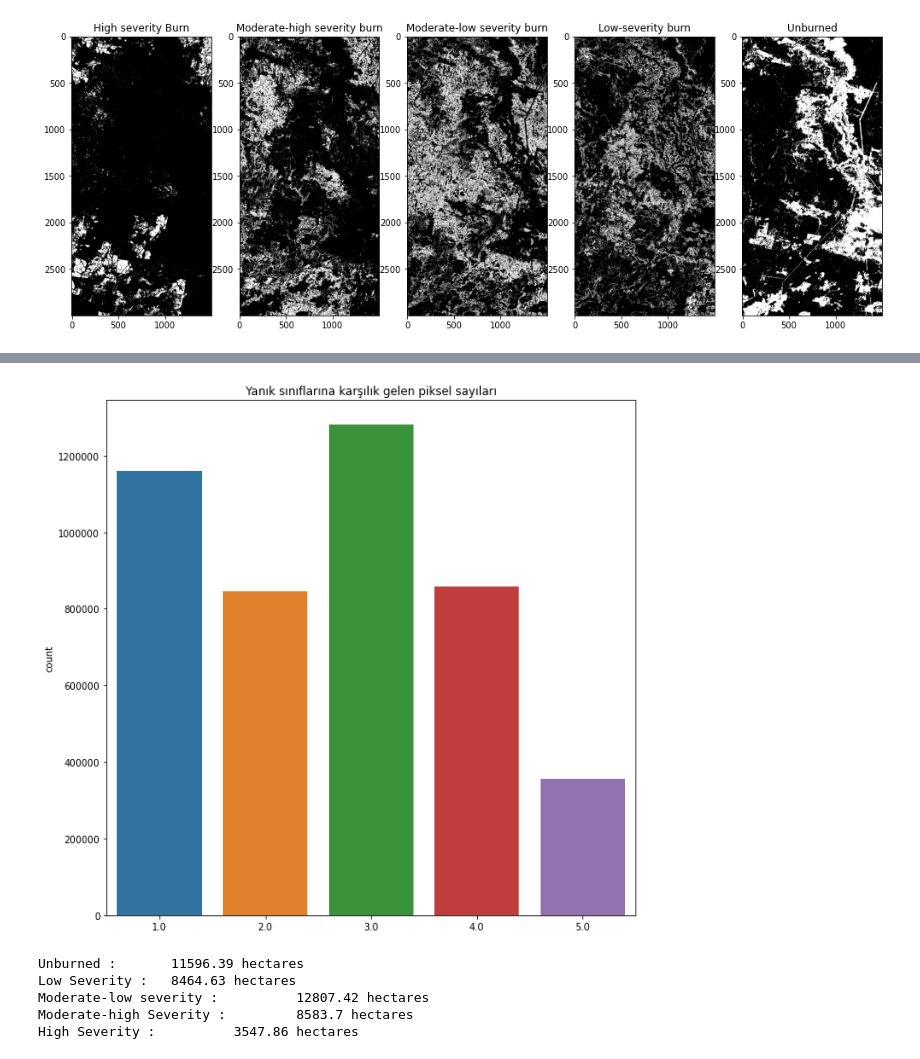
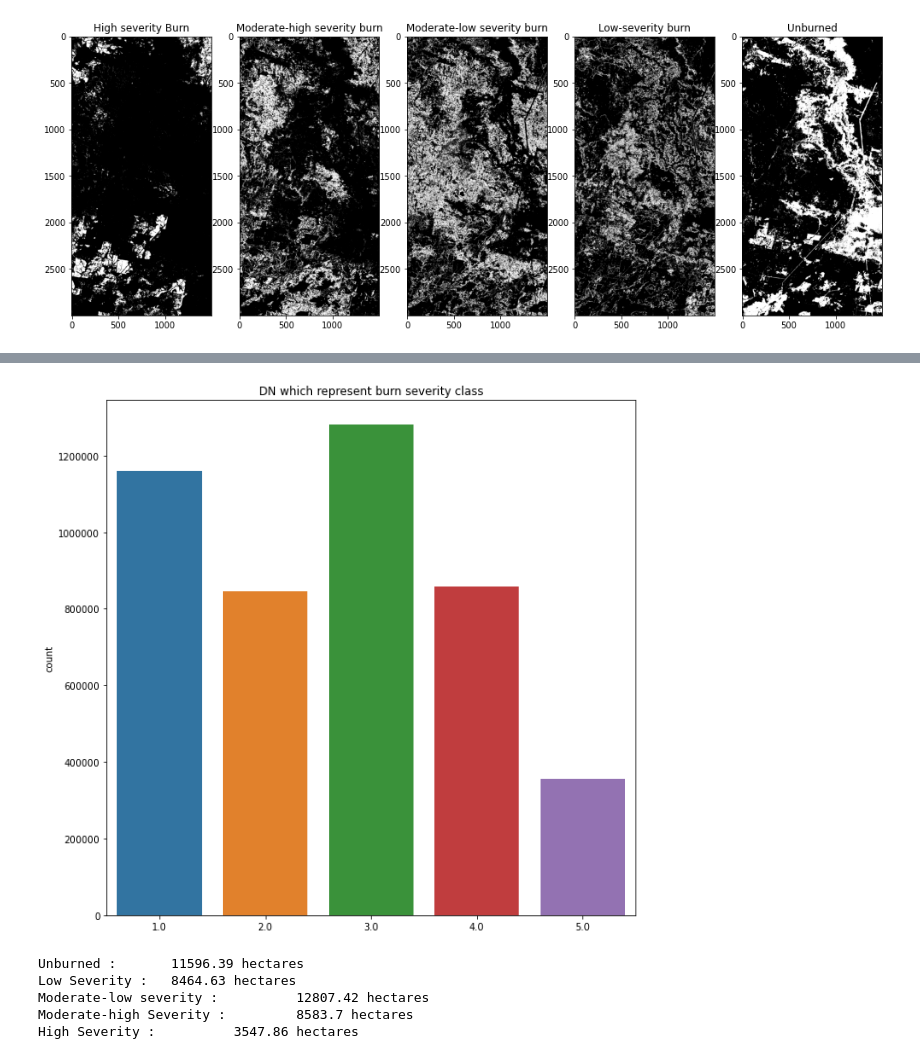
Before and after one commit to dagdelenvolkan/wildfire-nbr, a Jupyter notebook: Wildfire.ipynb, the cells around one changed output, grey strips where cells are left out. Drawn from its saved outputs; the diff is of its cells as text; code cells hidden in the pictures.

```diff
--- a/Wildfire.ipynb
+++ b/Wildfire.ipynb
@@ -200,13 +200,13 @@ plt.show()
 # %%
 #Draw pixel classified dnbr pixel values
 fig, ax = plt.subplots(1, figsize=(10, 10))
 sns.countplot(dnbr_copy[0].flatten())
-ax.set_title('Yanık sınıflarına karşılık gelen piksel sayıları')
+ax.set_title('DN which represent burn severity class')
 ax.ticklabel_format(style='plain', axis='y')
 #'Unburned', 'Low Severity', 'Moderate-low Severity', 'Moderate-high Severity', 'High Severity'
 plt.show()
 # %% [output]
-[figure, old version]
+[figure, new version]
 # %%
 Values = [np.sum(dnbr_copy == 1) *10 * 10 / 10000, np.sum(dnbr_copy == 2) *10 * 10 / 10000, np.sum(dnbr_copy == 3) *10 * 10 / 10000, np.sum(dnbr_copy == 4) *10 * 10 / 10000, np.sum(dnbr_copy == 5) *10 * 10 / 10000]
 labels = ["Unburned", "Low Severity", "Moderate-low severity", "Moderate-high Severity", "High Severity"]
```
Also changed, not shown: parts of 1 cell of this notebook.
